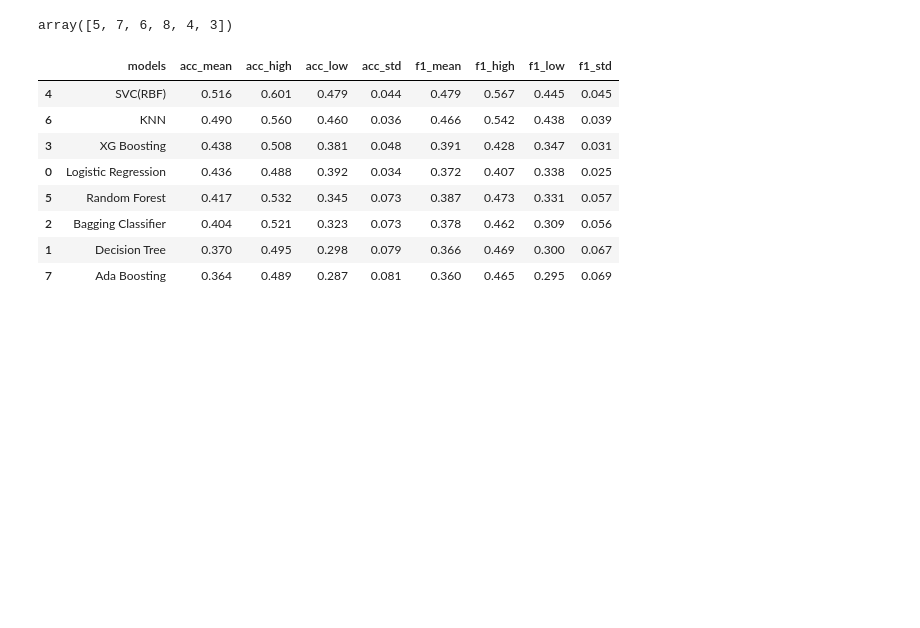
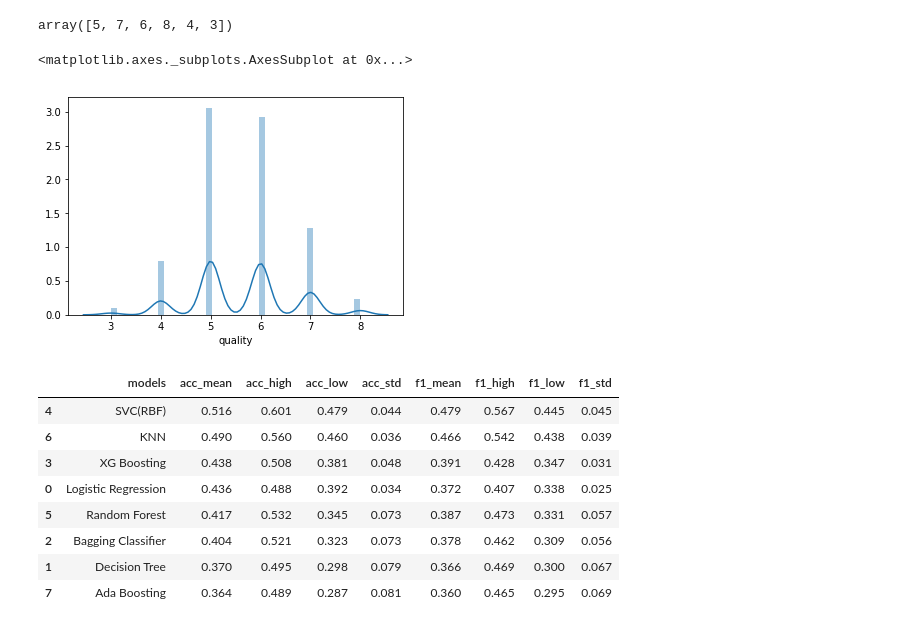
Before and after one commit to EffyFang/DataMining, a Jupyter notebook: winequality/Wine Quality Prediction Project 0826.ipynb, the cells around one changed output. Drawn from its saved outputs; the diff is of its cells as text; code cells hidden in the pictures; blank space fills up the shorter version.

```diff
--- a/winequality/Wine Quality Prediction Project 0826.ipynb
+++ b/winequality/Wine Quality Prediction Project 0826.ipynb
@@ -913,6 +913,11 @@ KDE_data['quality'] = KDE_data['quality'].apply(lambda x: 8 if x ==9 else x)
 KDE_data['quality'].unique()
 # %% [output]
 array([5, 7, 6, 8, 4, 3])
+# %%
+sns.distplot(KDE_data['quality'])
+# %% [output]
+<matplotlib.axes._subplots.AxesSubplot at 0x...>
+[figure, added]
 # %%
 #define models and function.
 def run_model2(X_train,y_train):
```
Also changed, not shown: parts of 1 cell of this notebook, 1 other file.
